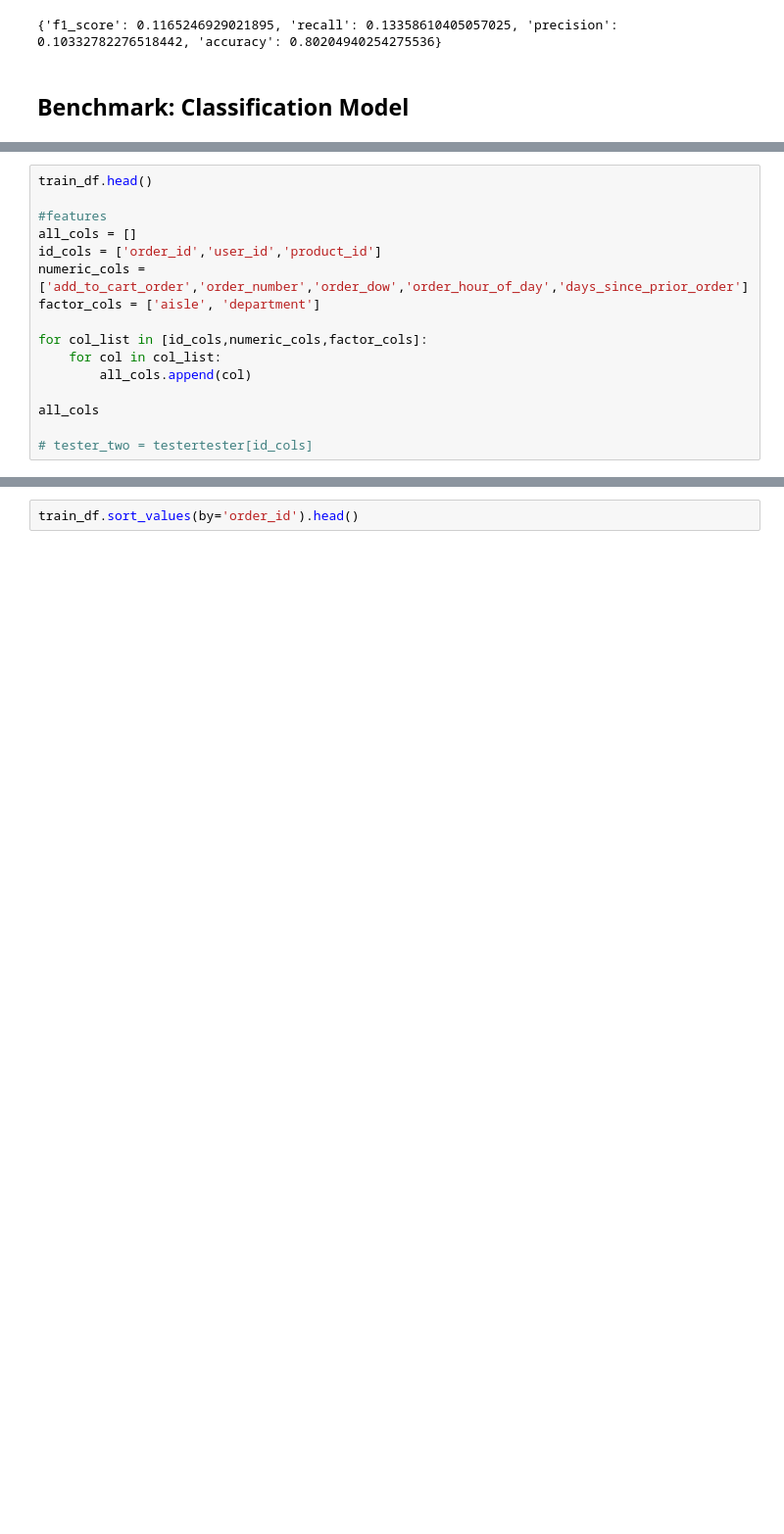
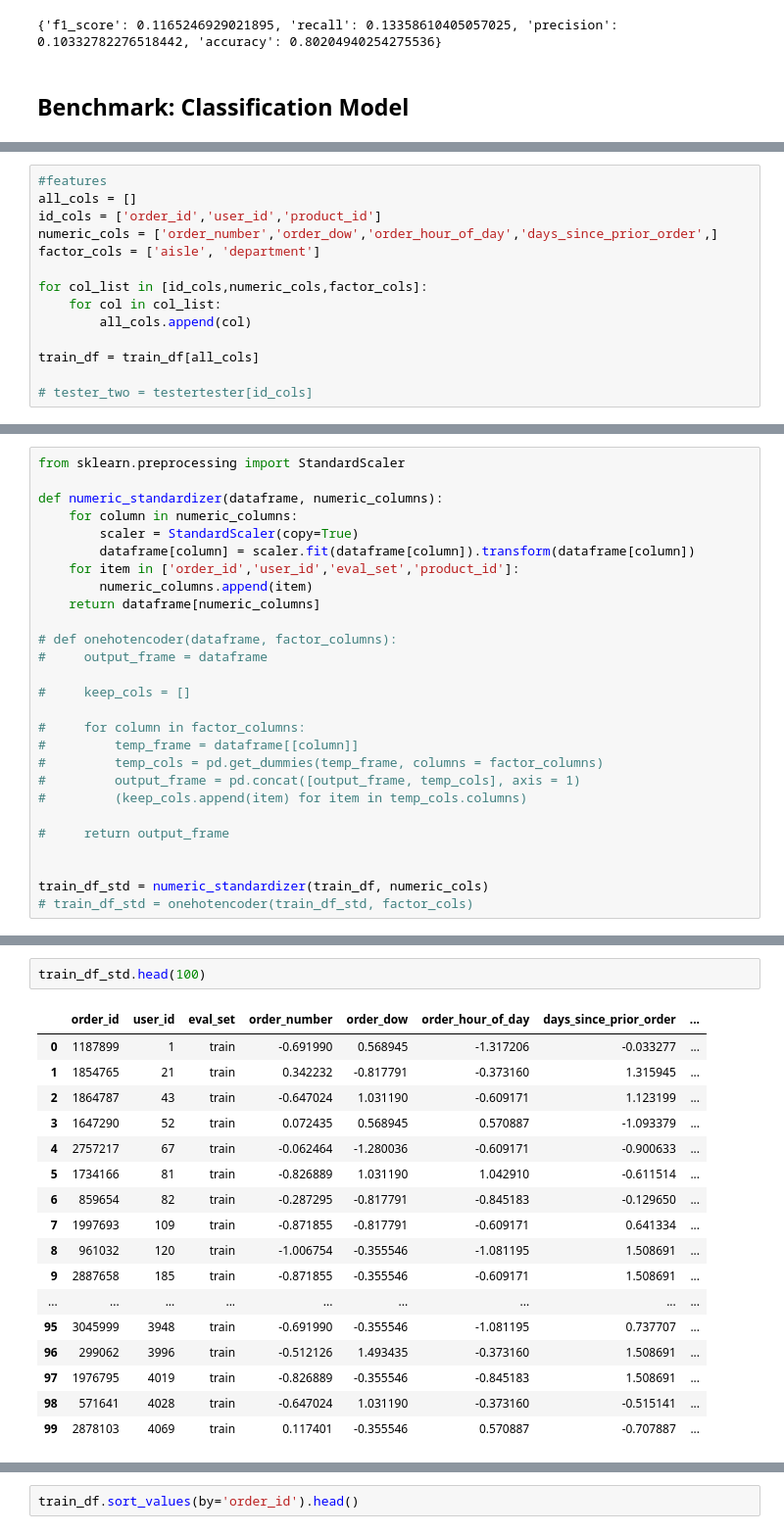
Before and after one commit to matt-negrin/instacart, a Jupyter notebook: scratch.ipynb, the cells around one changed output, grey strips where cells are left out. Shown at 98% size. Drawn from its saved outputs; the diff is of its cells as text; blank space fills up the shorter version.

Commit message:
functions for standardization and onehotencoding

```diff
--- a/scratch.ipynb
+++ b/scratch.ipynb
@@ -232,18 +232,16 @@ tester = pd.get_dummies(tester, columns = cols_to_transform)
 
 # def model_fit(training_data, validation_data):
 # %%
-train_df.head()
-
 #features
 all_cols = []
 id_cols = ['order_id','user_id','product_id']
-numeric_cols = ['add_to_cart_order','order_number','order_dow','order_hour_of_day','days_since_prior_order']
+numeric_cols = ['order_number','order_dow','order_hour_of_day','days_since_prior_order',]
 factor_cols = ['aisle', 'department']
 
 for col_list in [id_cols,numeric_cols,factor_cols]:
     for col in col_list:
         all_cols.append(col)
 
-all_cols
+train_df = train_df[all_cols]
 
 # tester_two = testertester[id_cols]
@@ -263,0 +266,27 @@ def standardizer(dataframe):
+# %%
+from sklearn.preprocessing import StandardScaler
+
+def numeric_standardizer(dataframe, numeric_columns):
+    for column in numeric_columns:
+        scaler = StandardScaler(copy=True)
+        dataframe[column] = scaler.fit(dataframe[column]).transform(dataframe[column])
+    for item in ['order_id','user_id','eval_set','product_id']:
+        numeric_columns.append(item)
+    return dataframe[numeric_columns]
+
+# def onehotencoder(dataframe, factor_columns):
+#     output_frame = dataframe
+
+#     keep_cols = []
+
+#     for column in factor_columns:
+#         temp_frame = dataframe[[column]]
+#         temp_cols = pd.get_dummies(temp_frame, columns = factor_columns)
+#         output_frame = pd.concat([output_frame, temp_cols], axis = 1)
+#         (keep_cols.append(item) for item in temp_cols.columns)
+
+#     return output_frame
+
+
+train_df_std = numeric_standardizer(train_df, numeric_cols)
+# train_df_std = onehotencoder(train_df_std, factor_cols)
@@ -263,0 +295,20 @@ def standardizer(dataframe):
+# %%
+train_df_std.head(100)
+# %% [output]
+|  | order_id | user_id | eval_set | order_number | order_dow | order_hour_of_day | days_since_prior_order | ... |
+| 0 | 1187899 | 1 | train | -0.691990 | 0.568945 | -1.317206 | -0.033277 | ... |
+| 1 | 1854765 | 21 | train | 0.342232 | -0.817791 | -0.373160 | 1.315945 | ... |
+| 2 | 1864787 | 43 | train | -0.647024 | 1.031190 | -0.609171 | 1.123199 | ... |
+| 3 | 1647290 | 52 | train | 0.072435 | 0.568945 | 0.570887 | -1.093379 | ... |
+| 4 | 2757217 | 67 | train | -0.062464 | -1.280036 | -0.609171 | -0.900633 | ... |
+| 5 | 1734166 | 81 | train | -0.826889 | 1.031190 | 1.042910 | -0.611514 | ... |
+| 6 | 859654 | 82 | train | -0.287295 | -0.817791 | -0.845183 | -0.129650 | ... |
+| 7 | 1997693 | 109 | train | -0.871855 | -0.817791 | -0.609171 | 0.641334 | ... |
+| 8 | 961032 | 120 | train | -1.006754 | -0.355546 | -1.081195 | 1.508691 | ... |
+| 9 | 2887658 | 185 | train | -0.871855 | -0.355546 | -0.609171 | 1.508691 | ... |
+| ... | ... | ... | ... | ... | ... | ... | ... | ... |
+| 95 | 3045999 | 3948 | train | -0.691990 | -0.355546 | -1.081195 | 0.737707 | ... |
+| 96 | 299062 | 3996 | train | -0.512126 | 1.493435 | -0.373160 | 1.508691 | ... |
+| 97 | 1976795 | 4019 | train | -0.826889 | -0.355546 | -0.845183 | 1.508691 | ... |
+| 98 | 571641 | 4028 | train | -0.647024 | 1.031190 | -0.373160 | -0.515141 | ... |
+| 99 | 2878103 | 4069 | train | 0.117401 | -0.355546 | 0.570887 | -0.707887 | ... |
```
Also changed, not shown: parts of 8 cells of this notebook.
